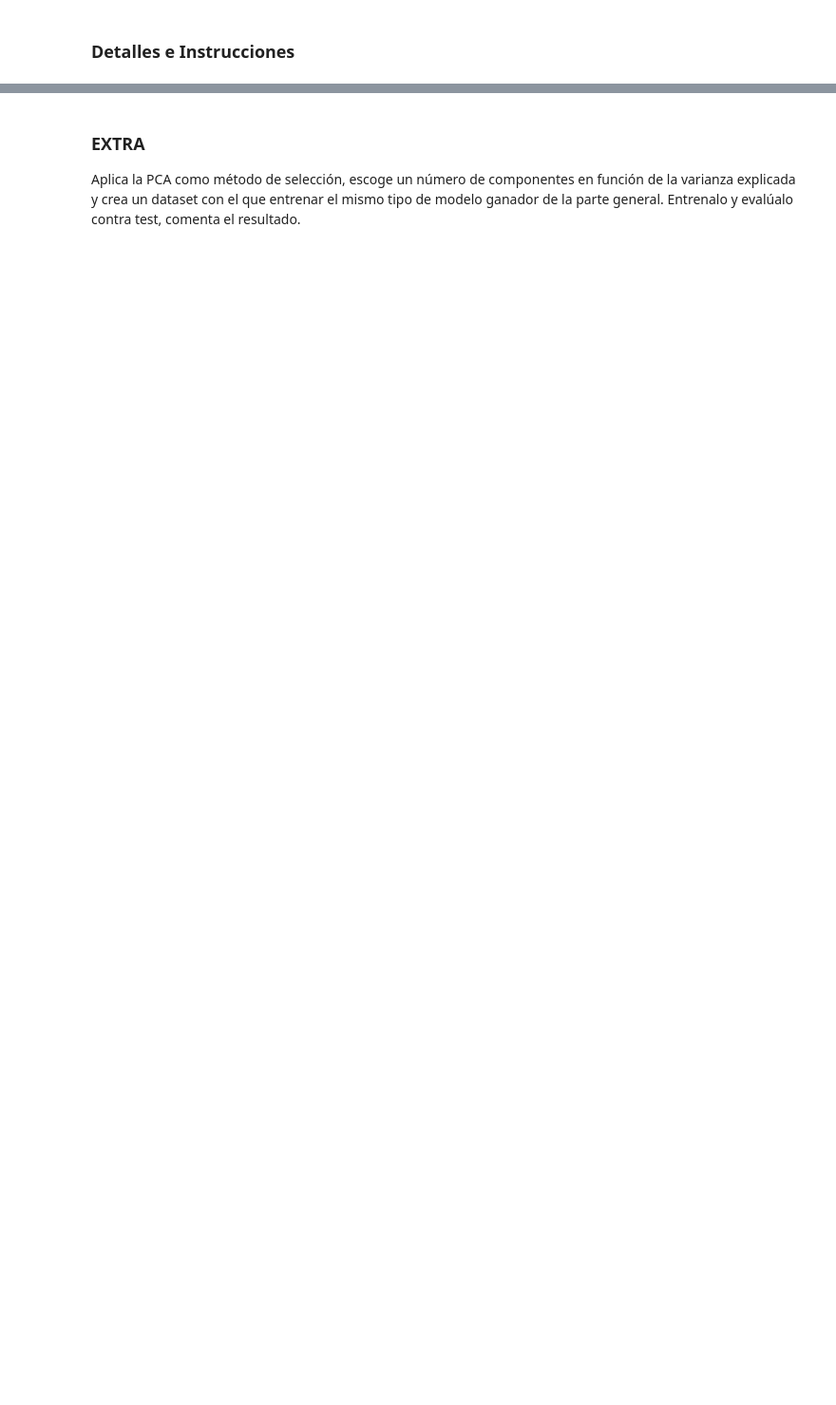
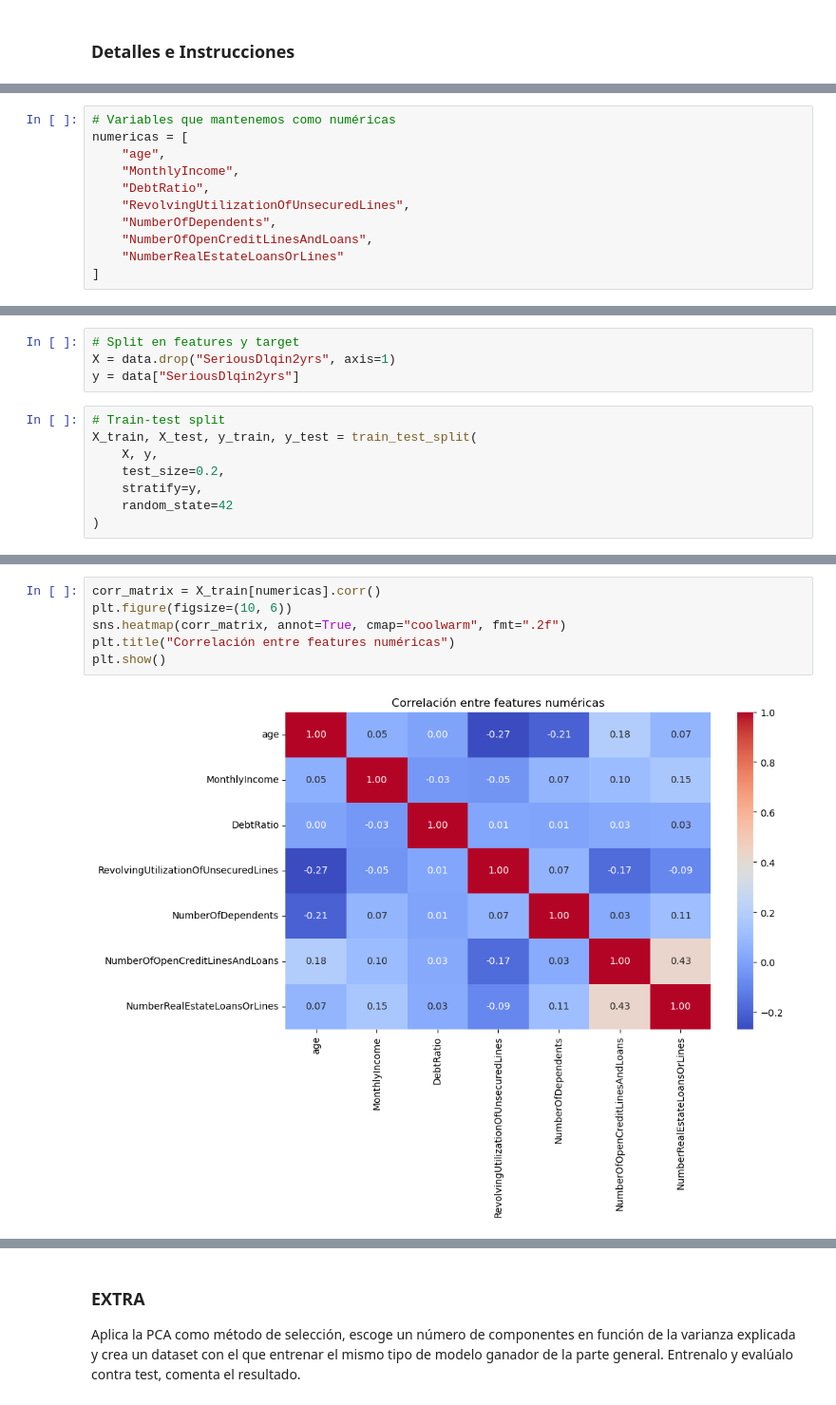
Before and after one commit to CanaryBrianArmas/ONLINE_DS_THEBRIDGE_-Ejercicios-a-corregir, a Jupyter notebook: Sprint_14/Unidad_2/18_Practica_Obligatoria_Seleccion_Features.ipynb, the cells around one changed output, grey strips where cells are left out. Shown at 95% size. Drawn from its saved outputs; the diff is of its cells as text; blank space fills up the shorter version.

```diff
--- a/Sprint_14/Unidad_2/18_Practica_Obligatoria_Seleccion_Features.ipynb
+++ b/Sprint_14/Unidad_2/18_Practica_Obligatoria_Seleccion_Features.ipynb
@@ -41,0 +124,11 @@ data = r"https://raw.githubusercontent.com/rodolso/DS_Online_Octubre24_Exercises
+# %%
+# Variables que mantenemos como numéricas
+numericas = [
+    "age",
+    "MonthlyIncome",
+    "DebtRatio",
+    "RevolvingUtilizationOfUnsecuredLines",
+    "NumberOfDependents",
+    "NumberOfOpenCreditLinesAndLoans",
+    "NumberRealEstateLoansOrLines"
+]
@@ -41,0 +156,12 @@ data = r"https://raw.githubusercontent.com/rodolso/DS_Online_Octubre24_Exercises
+# %%
+# Split en features y target
+X = data.drop("SeriousDlqin2yrs", axis=1)
+y = data["SeriousDlqin2yrs"]
+# %%
+# Train-test split
+X_train, X_test, y_train, y_test = train_test_split(
+    X, y,
+    test_size=0.2,
+    stratify=y,
+    random_state=42
+)
@@ -41,0 +172,8 @@ data = r"https://raw.githubusercontent.com/rodolso/DS_Online_Octubre24_Exercises
+# %%
+corr_matrix = X_train[numericas].corr()
+plt.figure(figsize=(10, 6))
+sns.heatmap(corr_matrix, annot=True, cmap="coolwarm", fmt=".2f")
+plt.title("Correlación entre features numéricas")
+plt.show()
+# %% [output]
+[figure, added]
```
Also changed, not shown: parts of 42 cells of this notebook.
